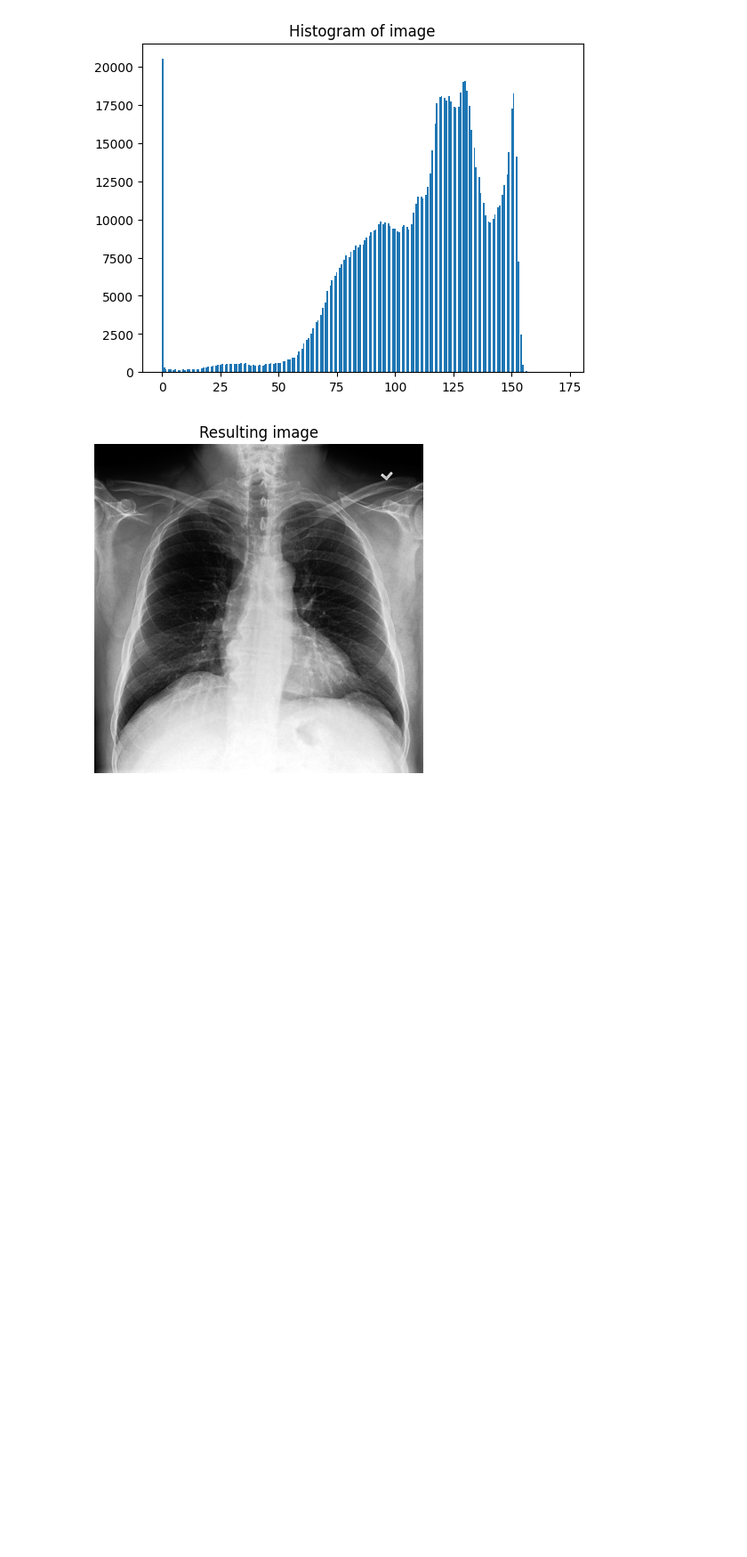
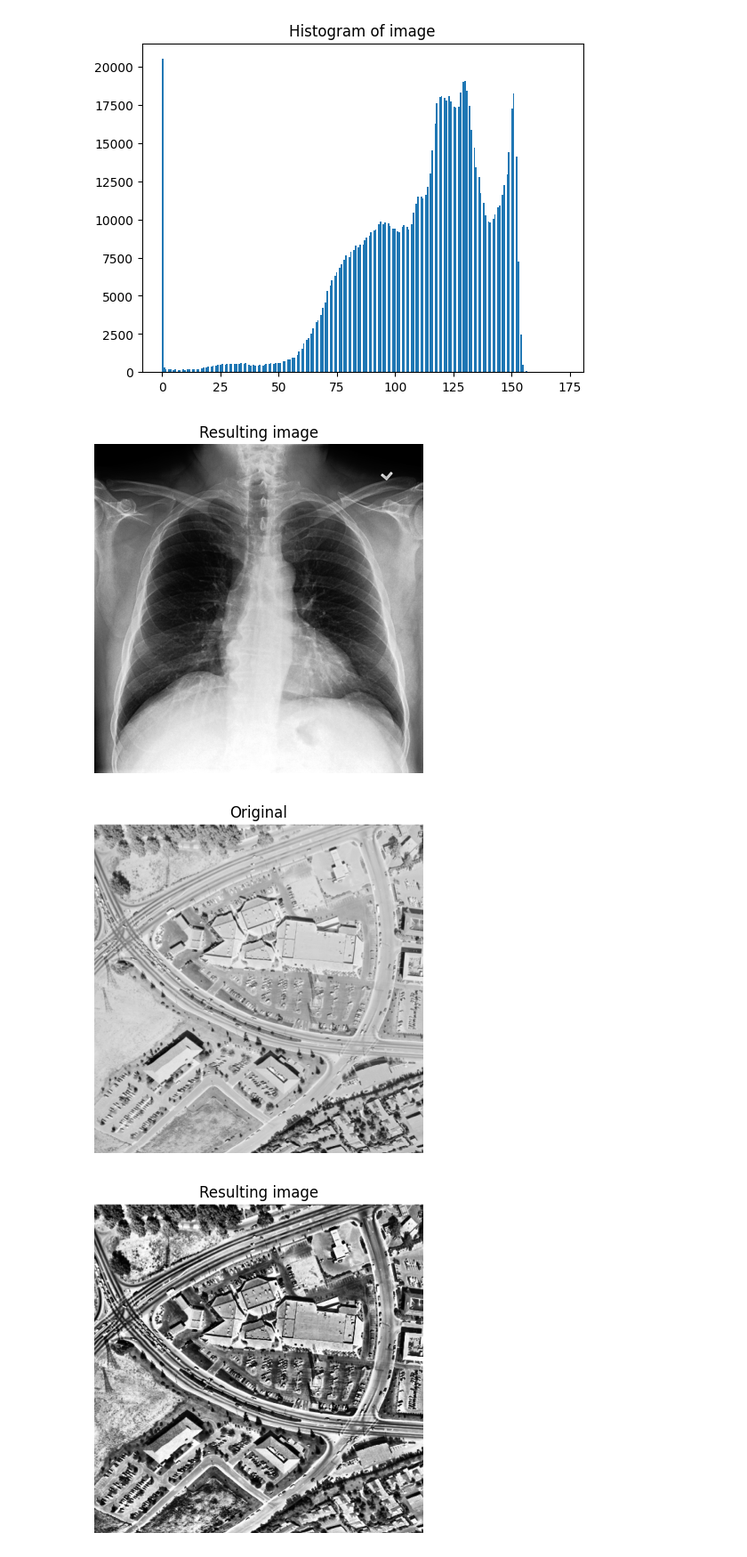
Before and after one commit to Prithviraj97/MachineLearning_Python, a Jupyter notebook: ImageProcessing/imgproc.ipynb, the cells around one changed output. Shown at 89% size. Drawn from its saved outputs; the diff is of its cells as text; code cells hidden in the pictures; blank space fills up the shorter version.

Commit message:
aerial image photo fixed

```diff
--- a/ImageProcessing/imgproc.ipynb
+++ b/ImageProcessing/imgproc.ipynb
@@ -63,13 +63,16 @@ show_image(xray_image_eq, 'Resulting image')
 # %%
 # Import the required module
 from skimage import exposure
-
+image_aerial = imread('Images\\Exercise\\chapter 2\\image_aerial.tiff')
 # Use histogram equalization to improve the contrast
 image_eq =  exposure.equalize_adapthist(image_aerial, clip_limit=0.03)
 
 # Show the original and resulting image
 show_image(image_aerial, 'Original')
 show_image(image_eq, 'Resulting image')
+# %% [output]
+[figure, added]
+[figure, added]
 # %%
 # Import the necessary modules
 from skimage import data, exposure
```
